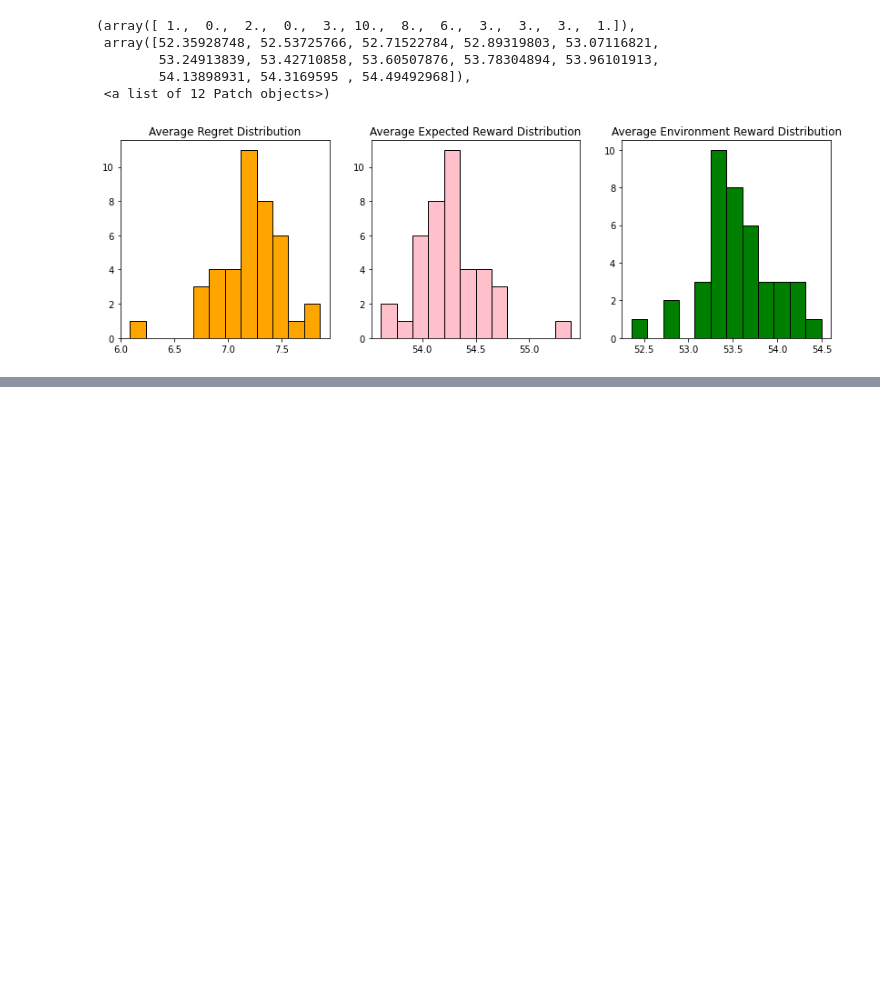
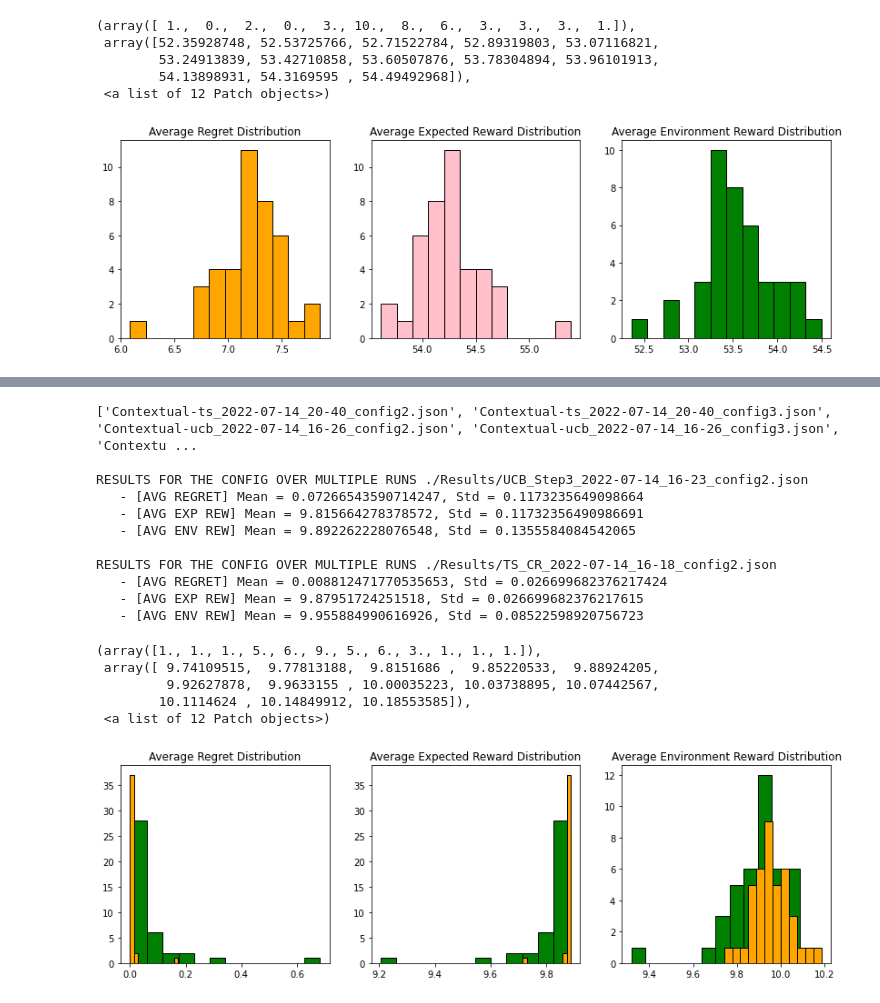
Before and after one commit to alemolteni/team4_projectOLA, a Jupyter notebook: Utilities.ipynb, the cells around one changed output, grey strips where cells are left out. Cells and saved outputs as stored; diff of their text form; code cells hidden in the pictures; blank space fills up the shorter version.

```diff
--- a/Utilities.ipynb
+++ b/Utilities.ipynb
@@ -897,0 +900,79 @@ RESULTS FOR THE CONFIG OVER MULTIPLE RUNS ./Results/NS-UCB_SW_2022-07-14_17-08_n
+# %%
+import json
+from Environment import Environment
+import numpy as np
+from tqdm import tqdm
+from IPython.display import clear_output
+import matplotlib.pyplot as plt
+import numpy as np
+
+from os import listdir
+from os.path import isfile, join
+onlyfiles = [f for f in listdir("./Results/") if isfile(join("./Results/", f))]
+print(onlyfiles)
+print("")
+
+# ==== PARAMETERS TO CHANGE ====
+RESULT_PATH_2 = './Results/TS_CR_2022-07-14_16-18_config2.json'
+RESULT_PATH_1 = './Results/UCB_Step3_2022-07-14_16-23_config2.json'
+bins = 12
+# ==============================
+
+
+f = open(RESULT_PATH_1)
+results1 = json.load(f)
+f.close()
+
+f = open(RESULT_PATH_2)
+results2 = json.load(f)
+f.close()
+
+
+# matplotlib histogram
+print("RESULTS FOR THE CONFIG OVER MULTIPLE RUNS {}".format(RESULT_PATH_1))
+avgReg = np.array(results1["averageRegrets"])
+print("   - [AVG REGRET] Mean = {}, Std = {}".format(avgReg.mean(), avgReg.std()))
+avgExpRew = np.array(results1["averageExpectedRewards"])
+print("   - [AVG EXP REW] Mean = {}, Std = {}".format(avgExpRew.mean(), avgExpRew.std()))
+avgEnvRew = np.array(results1["averageEnvRewards"])
+print("   - [AVG ENV REW] Mean = {}, Std = {}\n".format(avgEnvRew.mean(), avgEnvRew.std()))
+
+print("RESULTS FOR THE CONFIG OVER MULTIPLE RUNS {}".format(RESULT_PATH_2))
+avgReg = np.array(results2["averageRegrets"])
+print("   - [AVG REGRET] Mean = {}, Std = {}".format(avgReg.mean(), avgReg.std()))
+avgExpRew = np.array(results2["averageExpectedRewards"])
+print("   - [AVG EXP REW] Mean = {}, Std = {}".format(avgExpRew.mean(), avgExpRew.std()))
+avgEnvRew = np.array(results2["averageEnvRewards"])
+print("   - [AVG ENV REW] Mean = {}, Std = {}".format(avgEnvRew.mean(), avgEnvRew.std()))
+
+fig, axes = plt.subplots(ncols=3, nrows=1, sharex=False, figsize=(14,4))
+
+axes[0].set_title("Average Regret Distribution")
+axes[0].hist(results1["averageRegrets"], color = 'green', edgecolor = 'black', bins = bins)
+axes[0].hist(results2["averageRegrets"], color = 'orange', edgecolor = 'black', bins = bins)
+
+axes[1].set_title("Average Expected Reward Distribution")
+axes[1].hist(results1["averageExpectedRewards"], color = 'green', edgecolor = 'black', bins = bins)
+axes[1].hist(results2["averageExpectedRewards"], color = 'orange', edgecolor = 'black', bins = bins)
+
+axes[2].set_title("Average Environment Reward Distribution")
+axes[2].hist(results1["averageEnvRewards"], color = 'green', edgecolor = 'black', bins = bins)
+axes[2].hist(results2["averageEnvRewards"], color = 'orange', edgecolor = 'black', bins = bins)
+# %% [output]
+['Contextual-ts_2022-07-14_20-40_config2.json', 'Contextual-ts_2022-07-14_20-40_config3.json', 'Contextual-ucb_2022-07-14_16-26_config2.json', 'Contextual-ucb_2022-07-14_16-26_config3.json', 'Contextu ...
+
+RESULTS FOR THE CONFIG OVER MULTIPLE RUNS ./Results/UCB_Step3_2022-07-14_16-23_config2.json
+   - [AVG REGRET] Mean = 0.07266543590714247, Std = 0.1173235649098664
+   - [AVG EXP REW] Mean = 9.815664278378572, Std = 0.11732356490986691
+   - [AVG ENV REW] Mean = 9.892262228076548, Std = 0.1355584084542065
+
+RESULTS FOR THE CONFIG OVER MULTIPLE RUNS ./Results/TS_CR_2022-07-14_16-18_config2.json
+   - [AVG REGRET] Mean = 0.008812471770535653, Std = 0.026699682376217424
+   - [AVG EXP REW] Mean = 9.87951724251518, Std = 0.026699682376217615
+   - [AVG ENV REW] Mean = 9.955884990616926, Std = 0.08522598920756723
+(array([1., 1., 1., 5., 6., 9., 5., 6., 3., 1., 1., 1.]),
+ array([ 9.74109515,  9.77813188,  9.8151686 ,  9.85220533,  9.88924205,
+         9.92627878,  9.9633155 , 10.00035223, 10.03738895, 10.07442567,
+        10.1114624 , 10.14849912, 10.18553585]),
+ <a list of 12 Patch objects>)
+[figure, added]
```
Also changed, not shown: parts of 1 cell of this notebook.
